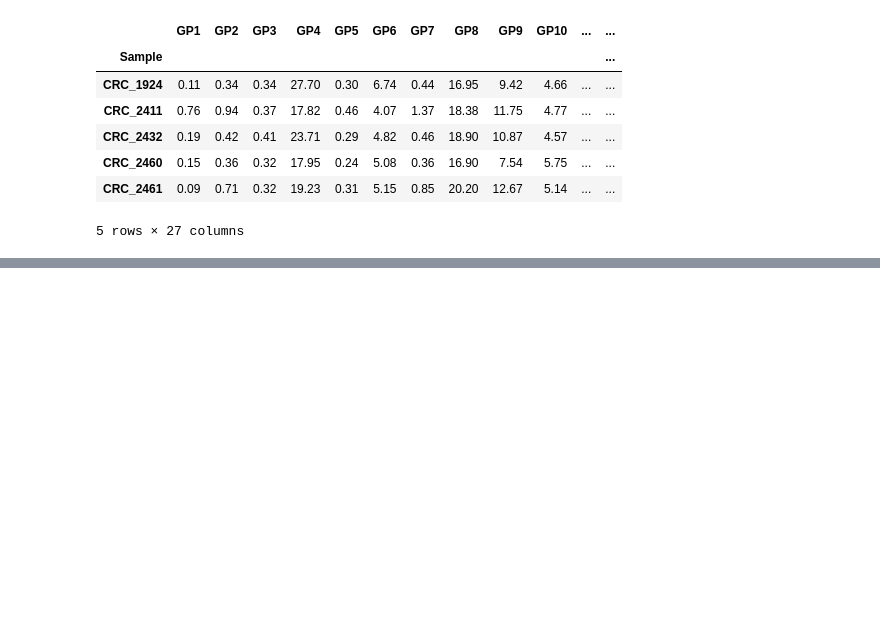
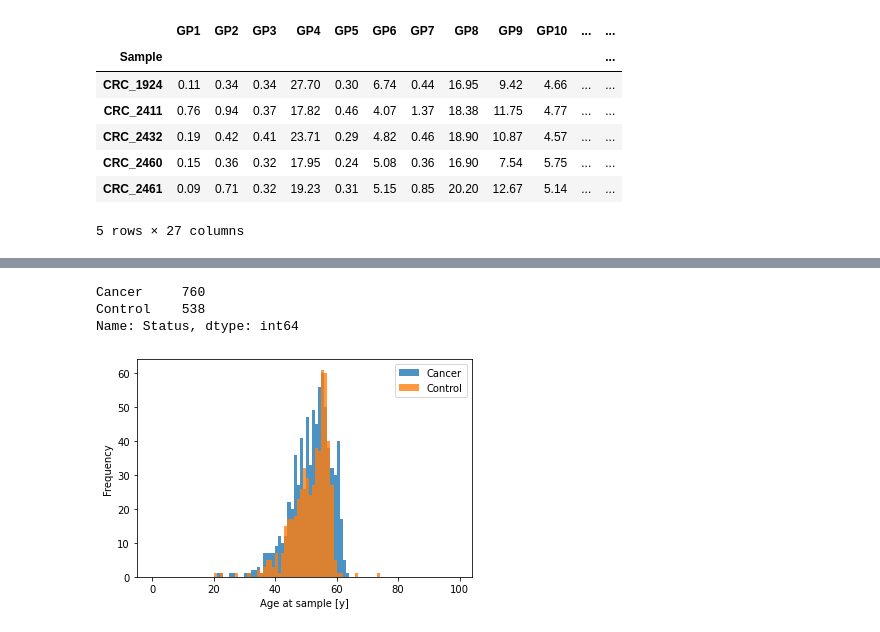
Before and after one commit to PK1617/va-patients-data, a Jupyter notebook: DataCleaner.ipynb, the cells around one changed output, grey strips where cells are left out. Drawn from its saved outputs; the diff is of its cells as text; code cells hidden in the pictures; blank space fills up the shorter version.

```diff
--- a/DataCleaner.ipynb
+++ b/DataCleaner.ipynb
@@ -430,3 +427,9 @@ with pd.ExcelWriter('Cleaned_Dataframe_WithoutAge.xlsx') as writer:
     df3_WithoutAge.to_excel(writer, sheet_name='Combined', index = True)
 with pd.ExcelWriter('SurvNet-glycans/Cleaned_Dataframe.xlsx') as writer:
     df3.to_excel(writer, sheet_name='Combined', index = True)
+# %%
+df4 = pd.read_excel('CRC_IDs.xlsx')
+df4.set_index('Sample',inplace=True)
+
+#Show dataframe head
+df4.head()
@@ -432,0 +444,3 @@ with pd.ExcelWriter('SurvNet-glycans/Cleaned_Dataframe.xlsx') as writer:
+# %%
+merged_2 =df4.join(df3)
+merged_2.head()
@@ -432,0 +456,14 @@ with pd.ExcelWriter('SurvNet-glycans/Cleaned_Dataframe.xlsx') as writer:
+# %%
+merged_2["Status"].value_counts()
+# %% [output]
+Cancer     760
+Control    538
+Name: Status, dtype: int64
+# %%
+#Check age distribution
+fig, axs = plt.subplots()
+merged_2.groupby('Status')['Age at sample'].plot(kind='hist', bins=range(0, 100), ax=axs, legend=True, alpha=0.8)
+axs.set_xlabel("Age at sample [y]")
+fig.savefig('Reporting/Images/Age at sample_1298_datapoints.png')
+# %% [output]
+[figure, added]
```
Also changed, not shown: parts of 13 cells of this notebook, 13 other files.
